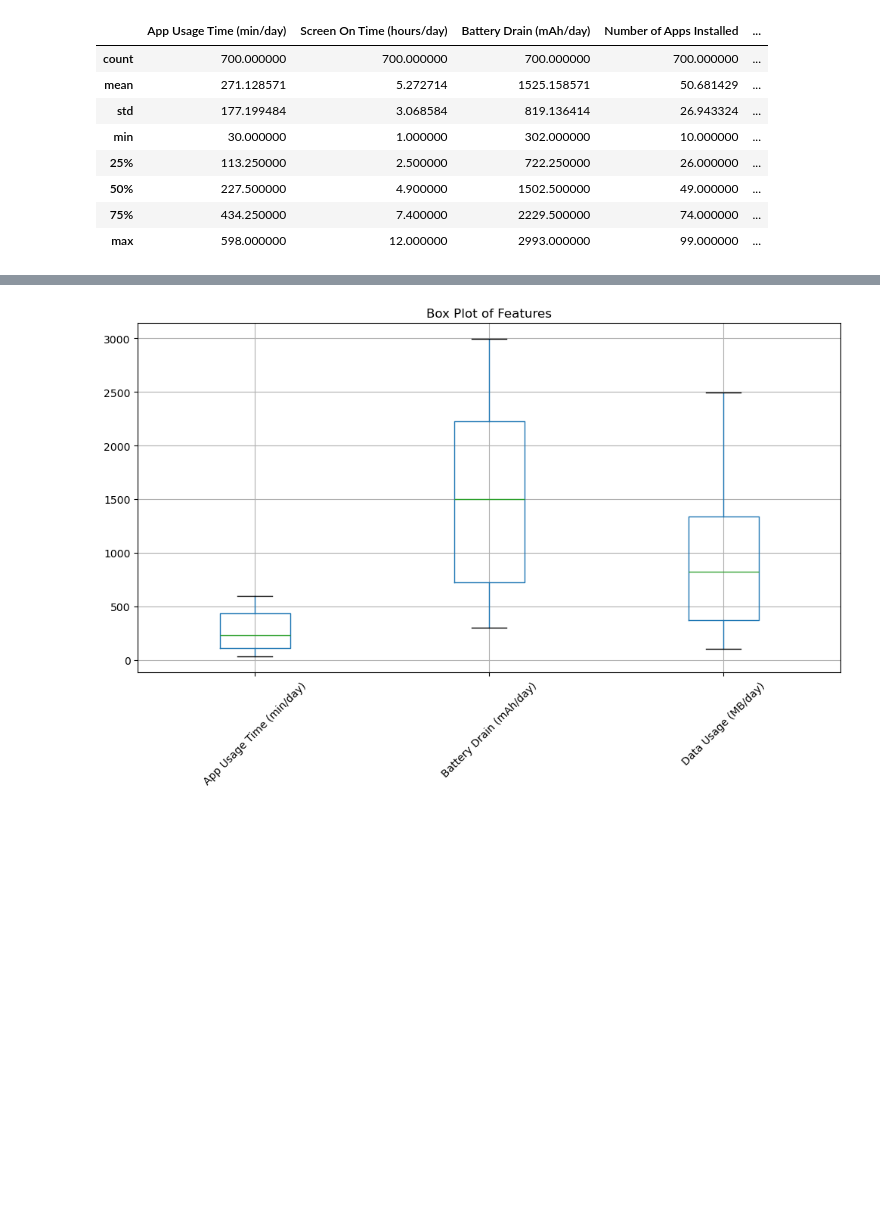
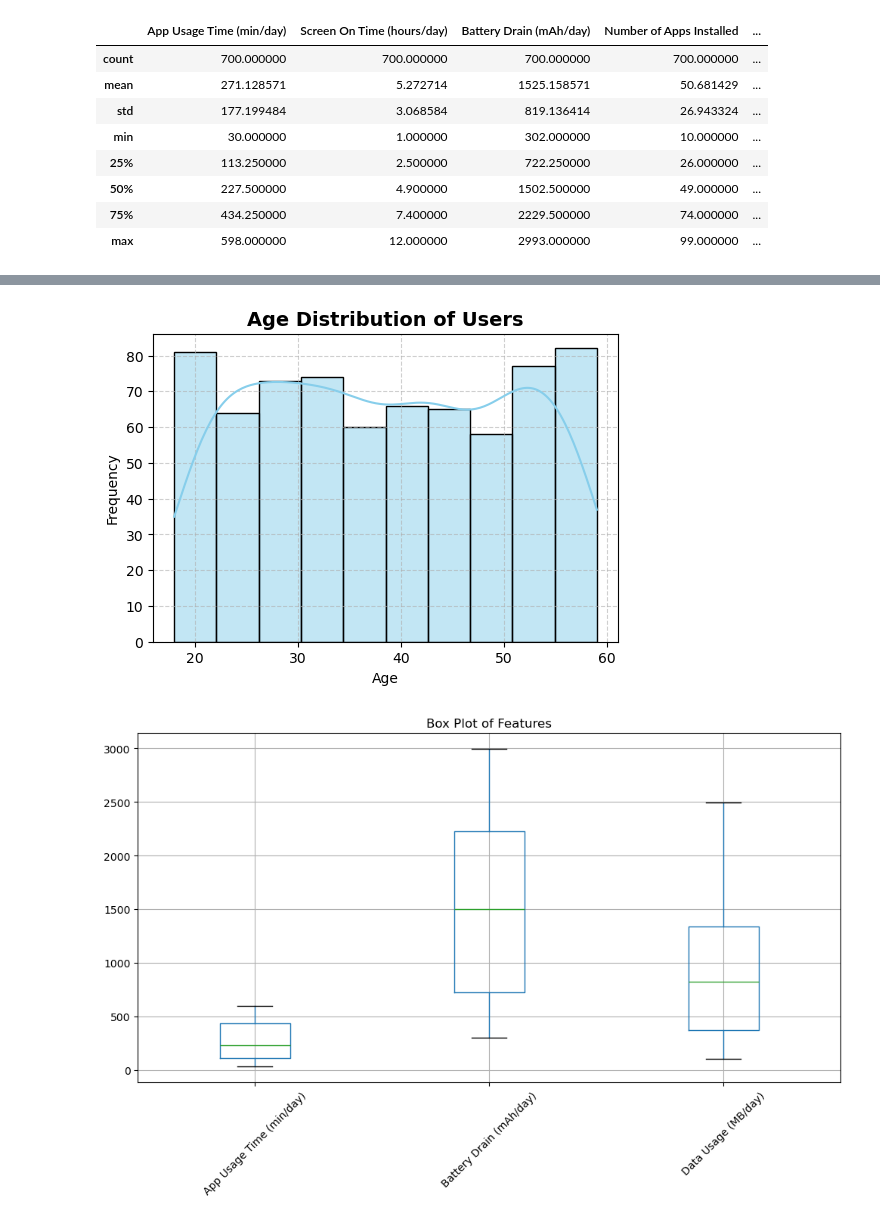
Before and after one commit to shruti-1007/mobile-usage-insights, a Jupyter notebook: notebooks/EDA.ipynb, the cells around one changed output, grey strips where cells are left out. Cells and saved outputs as stored; diff of their text form; code cells hidden in the pictures; blank space fills up the shorter version.

```diff
--- a/notebooks/EDA.ipynb
+++ b/notebooks/EDA.ipynb
@@ -48,3 +68,13 @@ plt.show()
+# %%
+plt.figure(figsize=(6, 4))
+sns.histplot(data['Age'], kde=True, bins=10, color='skyblue')
+plt.title("Age Distribution of Users", fontsize=14, fontweight='bold')
+plt.xlabel("Age")
+plt.ylabel("Frequency")
+plt.grid(True, linestyle='--', alpha=0.6)
+plt.show()
+# %% [output]
+[figure, added]
 # %%
 # Box plots to visualize outliers
 selected_features=["App Usage Time (min/day)","Battery Drain (mAh/day)","Data Usage (MB/day)"]
```
Also changed, not shown: parts of 5 cells of this notebook, 6 other files.
